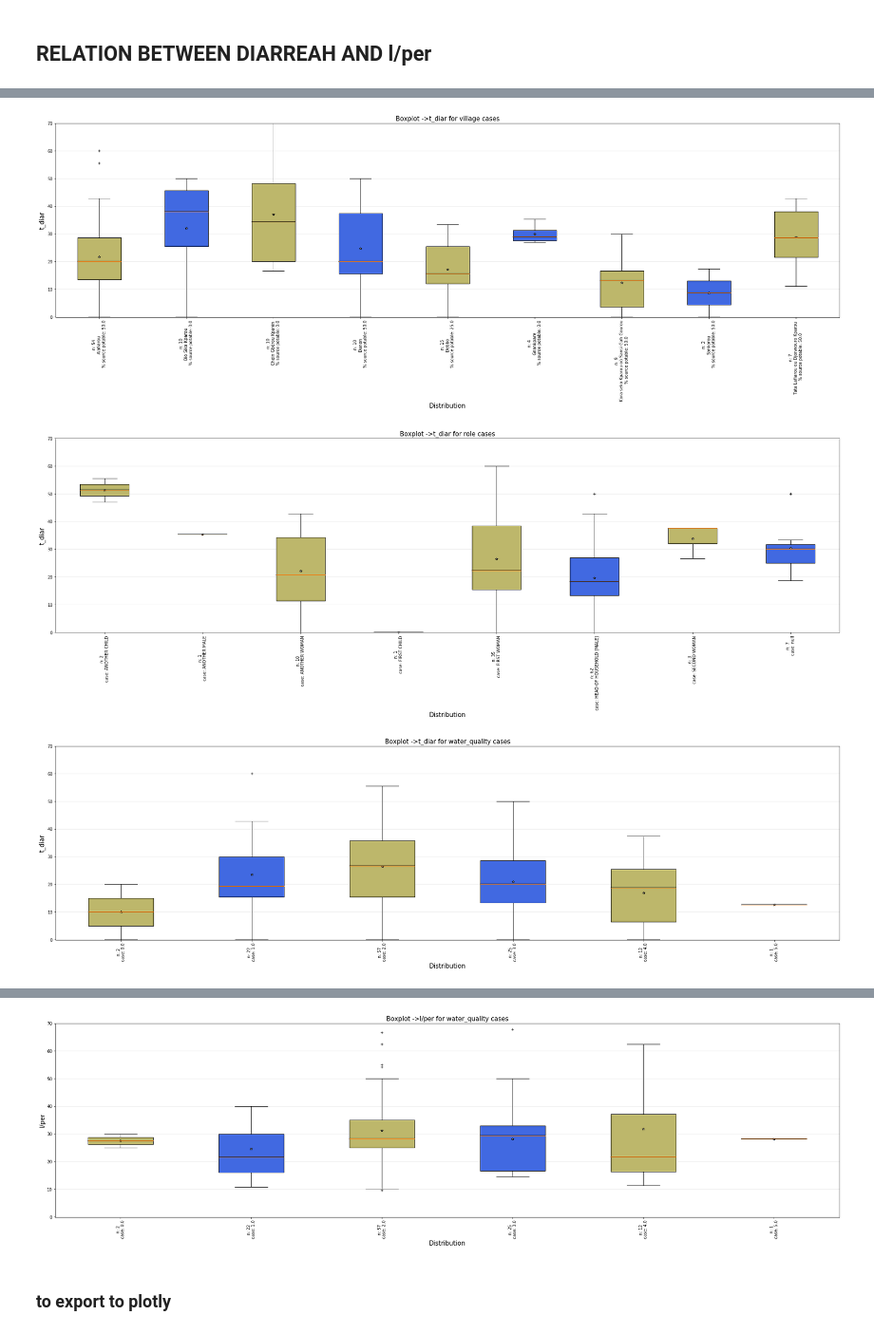
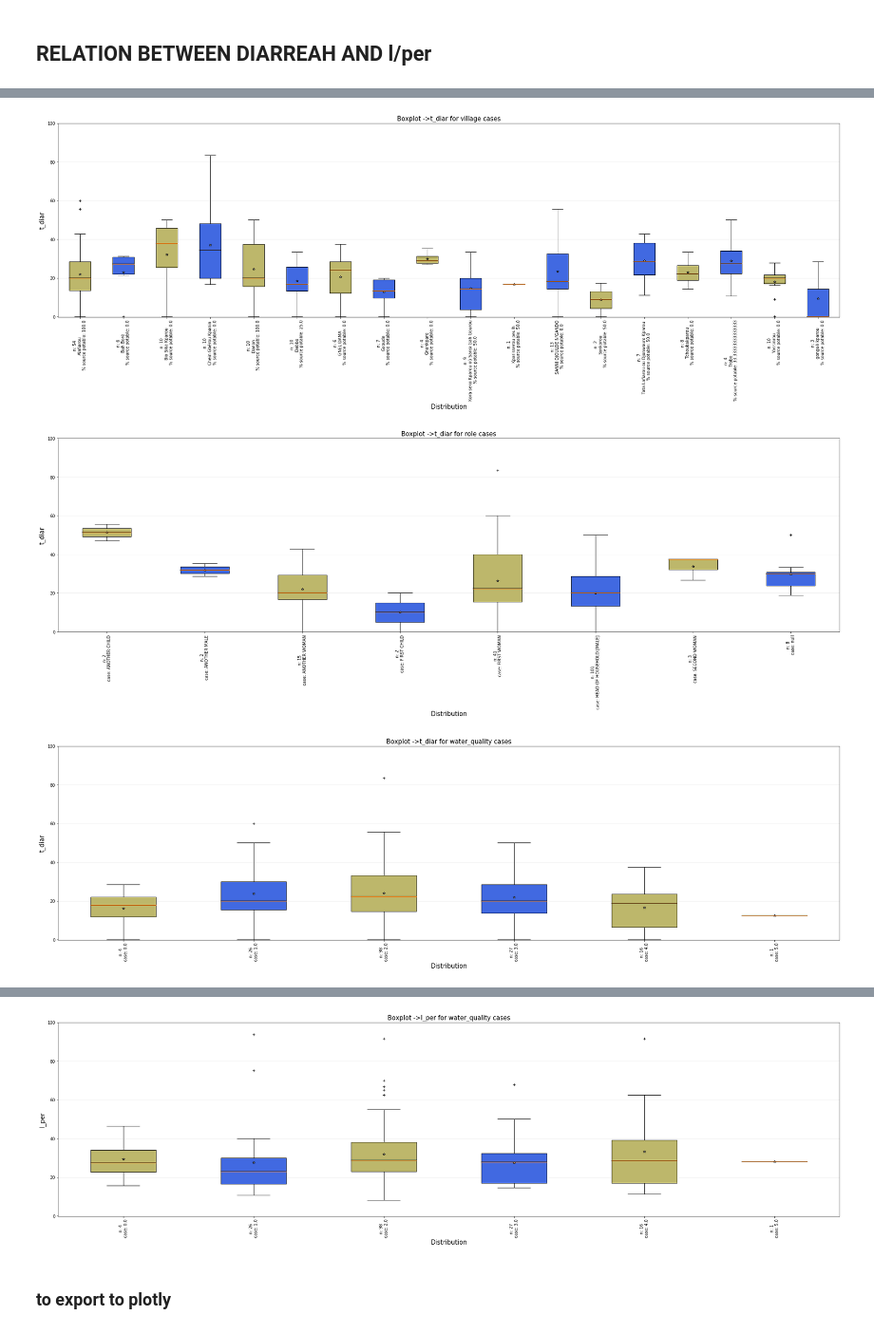
Before and after one commit to OANInternational/aguapp-ds, a Jupyter notebook: sistema_priorizacion.ipynb, the cells around one changed output, grey strips where cells are left out. Shown at 95% size. Saved outputs shown, nothing was run; the diff lists cells and outputs as text; code cells hidden in the pictures.

```diff
--- a/sistema_priorizacion.ipynb
+++ b/sistema_priorizacion.ipynb
@@ -472,5 +783,6 @@ import time
 # %%
-villages=[vil for vil in df_priority.village.unique()]
+villages=[vil for vil in df_priority.village.sort_values().unique()]
+villages.remove('Kparisserou peulh')
 pop_est={}
 vil_house_data={}
 for vil in villages:
@@ -518,6 +830,6 @@ for vil in villages:
     n_total_houses=len(df_houses)
     pop_est[vil]=n_people_belonging_to_houses*n_total_houses/n_houses_surveyed
     vil_house_data[vil]=df_houses.to_dict()
-    time.sleep(5)
+    time.sleep(6)
 # %% [output]
 Alafiarou 114
@@ -548,9 +892,9 @@ Index(['village_coords', 'creation_date', 'nb_water_sources', 'heath_center',
 # %% [markdown]
 ### MERGE DATA of surveys to village
 # %%
-df_priority.columns = ['latitude', 'longitude', 'creation_date', 'nb_basin', 'nb_people',
+df_priority.columns = ['village_coords','latitude', 'longitude', 'creation_date', 'nb_basin', 'nb_people',
        'nb_diarrhoea', 'nb_malnu', 'water_storage', 'water_quality',
-       'self_manag', 'role', 'l_per', 't_diar', 't_mal', 'village',
+       'self_manag', 'role', 'village','source_name','dif_time','l_per', 't_diar', 't_mal',
        'n_houses']
 # %%
 surv=df_priority[['village','t_diar','l_per']].to_dict('index')
@@ -748 +1224,5 @@ Index(['latitude', 'longitude', 'creation_date', 'nb_basin', 'nb_people',
+# %%
+df_priority.l_per = pd.to_numeric(df_priority.l_per, errors='coerce')
+# %%
+df_priority.t_diar = pd.to_numeric(df_priority.t_diar, errors='coerce')
 # %%
@@ -817,7 +1297,7 @@ plt.show()
 z=2
 
 datas_to_filter=['village','role','water_quality']
-values_to_show=['t_diar','l/per']
+values_to_show=['t_diar','l_per']
 for value in values_to_show:
     for data_to_filter in datas_to_filter:
         cases=df_priority[data_to_filter].sort_values().dropna().unique()
@@ -866,35 +1346,35 @@ for value in values_to_show:
                 boxY.append(box.get_ydata()[j])
             boxCoords = np.column_stack([boxX, boxY])
             # Alternate between Dark Khaki and Royal Blue
             k = i % 2
             boxPolygon = Polygon(boxCoords, facecolor=boxColors[k])
             ax1.add_patch(boxPolygon)
             # Now draw the median lines back over what we just filled in
             med = bp['medians'][i]
             medianX = []
             medianY = []
             for j in range(2):
                 medianX.append(med.get_xdata()[j])
                 medianY.append(med.get_ydata()[j])
                 ax1.plot(medianX, medianY, 'k')
                 medians[i] = medianY[0]
             # Finally, overplot the sample averages, with horizontal alignment
             # in the center of each box
             ax1.plot([np.average(med.get_xdata())], [np.average(data[i])],
                      color='w', marker='*', markeredgecolor='k')
 
         # Set the axes ranges and axes labels
         ax1.set_xlim(0.5, numBoxes + 0.5)
-        top = 70
-        bottom = -70
+        top = 100
+        bottom = -10
         ax1.set_ylim(-0.1, top)
         ax1.set_xticklabels(labels,
                             rotation=90, fontsize=10)
         #ax1.set_xticklabels(list(csvData[z].index),
                             #rotation=45, fontsize=8)
 
         plt.show()
 # %% [output]
-[figure, old version]
+[figure, new version]
-[figure, old version]
+[figure, new version]
-[figure, old version]
+[figure, new version]
@@ -903,4 +1383,4 @@ for value in values_to_show:
-[figure, old version]
+[figure, new version]
 # %% [markdown]
 ### to export to plotly
 # %%
```
Also changed, not shown: parts of 99 cells of this notebook.
